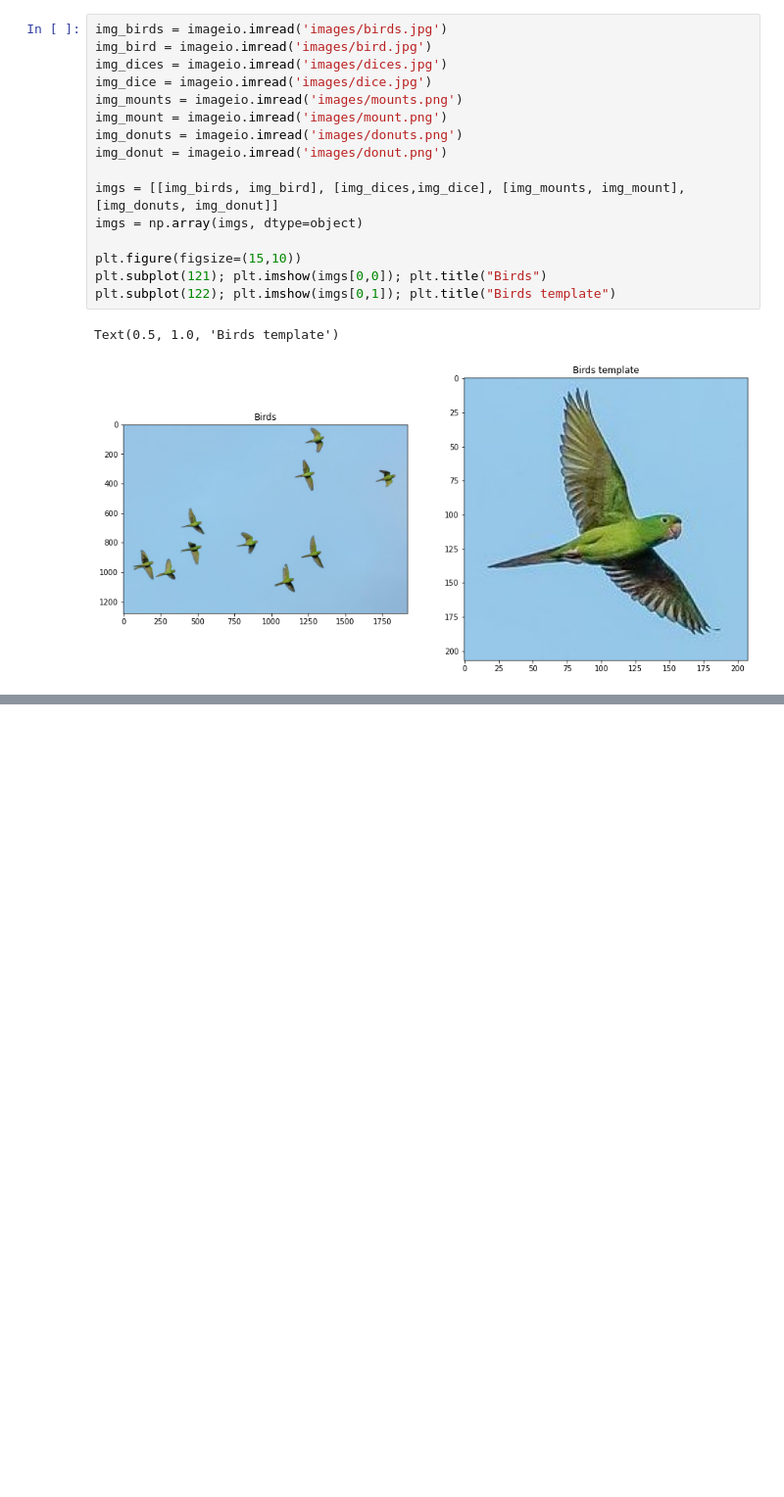
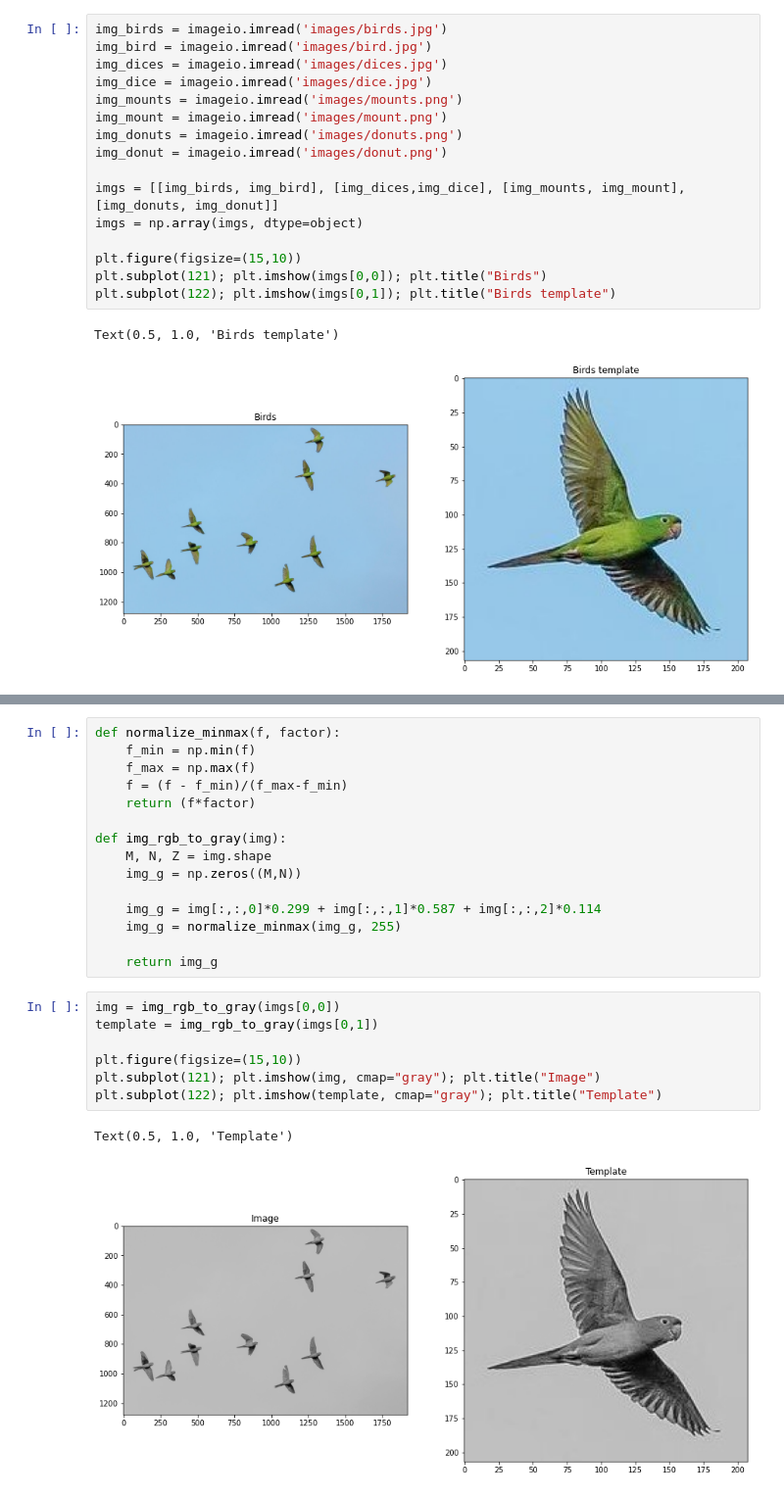
Before and after one commit to enriqueteles/SCC0251---Object-recognition, a Jupyter notebook: Object recognition.ipynb, the cells around one changed output, grey strips where cells are left out. Shown: that part at 98% size. Saved outputs shown, nothing was run; the diff lists cells and outputs as text; blank space fills up the shorter version.

```diff
--- a/Object recognition.ipynb
+++ b/Object recognition.ipynb
@@ -37,0 +46,25 @@ Text(0.5, 1.0, 'Birds template')
+# %%
+def normalize_minmax(f, factor):
+    f_min = np.min(f)
+    f_max = np.max(f)
+    f = (f - f_min)/(f_max-f_min)
+    return (f*factor)
+
+def img_rgb_to_gray(img):
+    M, N, Z = img.shape
+    img_g = np.zeros((M,N))
+
+    img_g = img[:,:,0]*0.299 + img[:,:,1]*0.587 + img[:,:,2]*0.114
+    img_g = normalize_minmax(img_g, 255)
+
+    return img_g
+# %%
+img = img_rgb_to_gray(imgs[0,0])
+template = img_rgb_to_gray(imgs[0,1])
+
+plt.figure(figsize=(15,10))
+plt.subplot(121); plt.imshow(img, cmap="gray"); plt.title("Image")
+plt.subplot(122); plt.imshow(template, cmap="gray"); plt.title("Template")
+# %% [output]
+Text(0.5, 1.0, 'Template')
+[figure, added]
```
Also changed, not shown: parts of 2 cells of this notebook.
